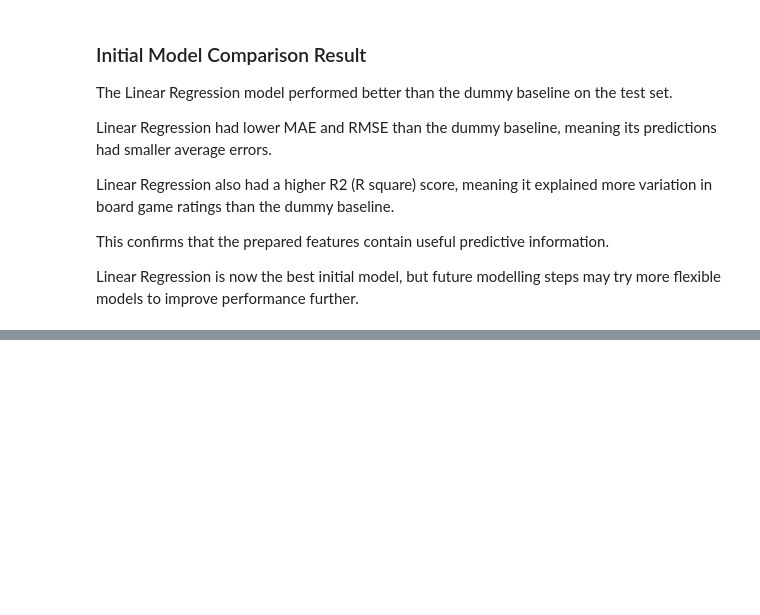
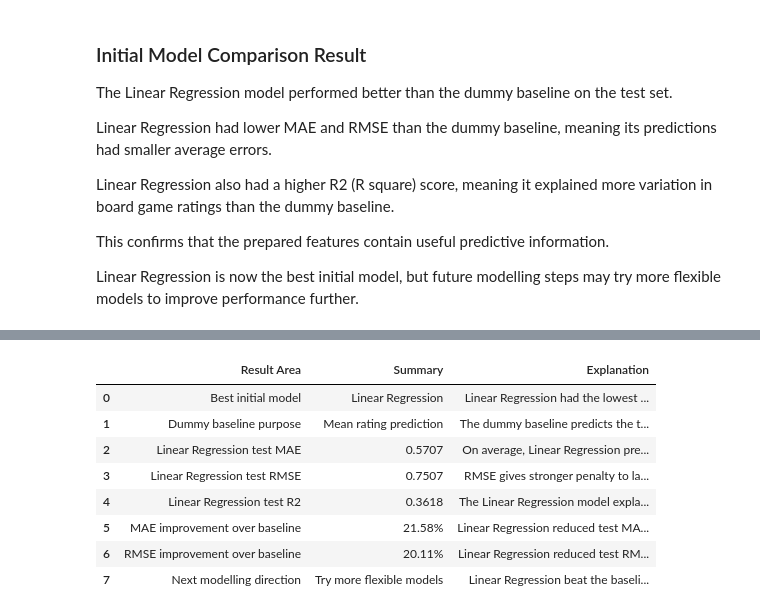
Before and after one commit to Agnogh/board-game-rating-predictor, a Jupyter notebook: notebooks/05_baseline_model_training.ipynb, the cells around one changed output, grey strips where cells are left out. Saved outputs shown, nothing was run; the diff lists cells and outputs as text; code cells hidden in the pictures; blank space fills up the shorter version.

```diff
--- a/notebooks/05_baseline_model_training.ipynb
+++ b/notebooks/05_baseline_model_training.ipynb
@@ -704,0 +713,77 @@ Linear Regression is now the best initial model, but future modelling steps may
+# %%
+# Structured way of interpretation (table)
+# Diff from matric table is explanation in 'plain0 langugae
+baseline_modelling_results_summary = pd.DataFrame(
+    [
+        {
+            "Result Area": "Best initial model",
+            "Summary": best_model_by_mae,
+            "Explanation": (
+                "Linear Regression had the lowest test MAE, lowest test RMSE, "
+                "and highest test R2 among the initial models."
+            )
+        },
+        {
+            "Result Area": "Dummy baseline purpose",
+            "Summary": "Mean rating prediction",
+            "Explanation": (
+                "The dummy baseline predicts the training-set average rating "
+                "for every board game and provides a minimum comparison point."
+            )
+        },
+        {
+            "Result Area": "Linear Regression test MAE",
+            "Summary": round(linear_test_metrics["MAE"], 4),
+            "Explanation": (
+                "On average, Linear Regression predictions were about this many "
+                "rating points away from the true test ratings."
+            )
+        },
+        {
+            "Result Area": "Linear Regression test RMSE",
+            "Summary": round(linear_test_metrics["RMSE"], 4),
+            "Explanation": (
+                "RMSE gives stronger penalty to larger errors, so this helps show "
+                "whether the model makes large mistakes."
+            )
+        },
+        {
+            "Result Area": "Linear Regression test R2",
+            "Summary": round(linear_test_metrics["R2"], 4),
+            "Explanation": (
+                "The Linear Regression model explained part of the variation in "
+                "test-set board game ratings."
+            )
+        },
+        {
+            "Result Area": "MAE improvement over baseline",
+            "Summary": f"{mae_error_reduction_percentage:.2f}%",
+            "Explanation": (
+                "Linear Regression reduced test MAE compared with the dummy baseline."
+            )
+        },
+        {
+            "Result Area": "RMSE improvement over baseline",
+            "Summary": f"{rmse_error_reduction_percentage:.2f}%",
+            "Explanation": (
+                "Linear Regression reduced test RMSE compared with the dummy baseline."
+            )
+        },
+        {
+            "Result Area": "Next modelling direction",
+            "Summary": "Try more flexible models",
+            "Explanation": (
+                "Linear Regression beat the baseline, but future models may capture "
+                "non-linear relationships and improve performance further."
+            )
+        }
+    ]
+)
+
+print(
+    "Baseline modelling results summary shape:",
+    baseline_modelling_results_summary.shape
+)
+
+baseline_modelling_results_summary
+# %% [output]
@@ -704,0 +791,9 @@ Linear Regression is now the best initial model, but future modelling steps may
+|  | Result Area | Summary | Explanation |
+| 0 | Best initial model | Linear Regression | Linear Regression had the lowest ... |
+| 1 | Dummy baseline purpose | Mean rating prediction | The dummy baseline predicts the t... |
+| 2 | Linear Regression test MAE | 0.5707 | On average, Linear Regression pre... |
+| 3 | Linear Regression test RMSE | 0.7507 | RMSE gives stronger penalty to la... |
+| 4 | Linear Regression test R2 | 0.3618 | The Linear Regression model expla... |
+| 5 | MAE improvement over baseline | 21.58% | Linear Regression reduced test MA... |
+| 6 | RMSE improvement over baseline | 20.11% | Linear Regression reduced test RM... |
+| 7 | Next modelling direction | Try more flexible models | Linear Regression beat the baseli... |
```
Also changed, not shown: parts of 6 cells of this notebook, 4 other files.
